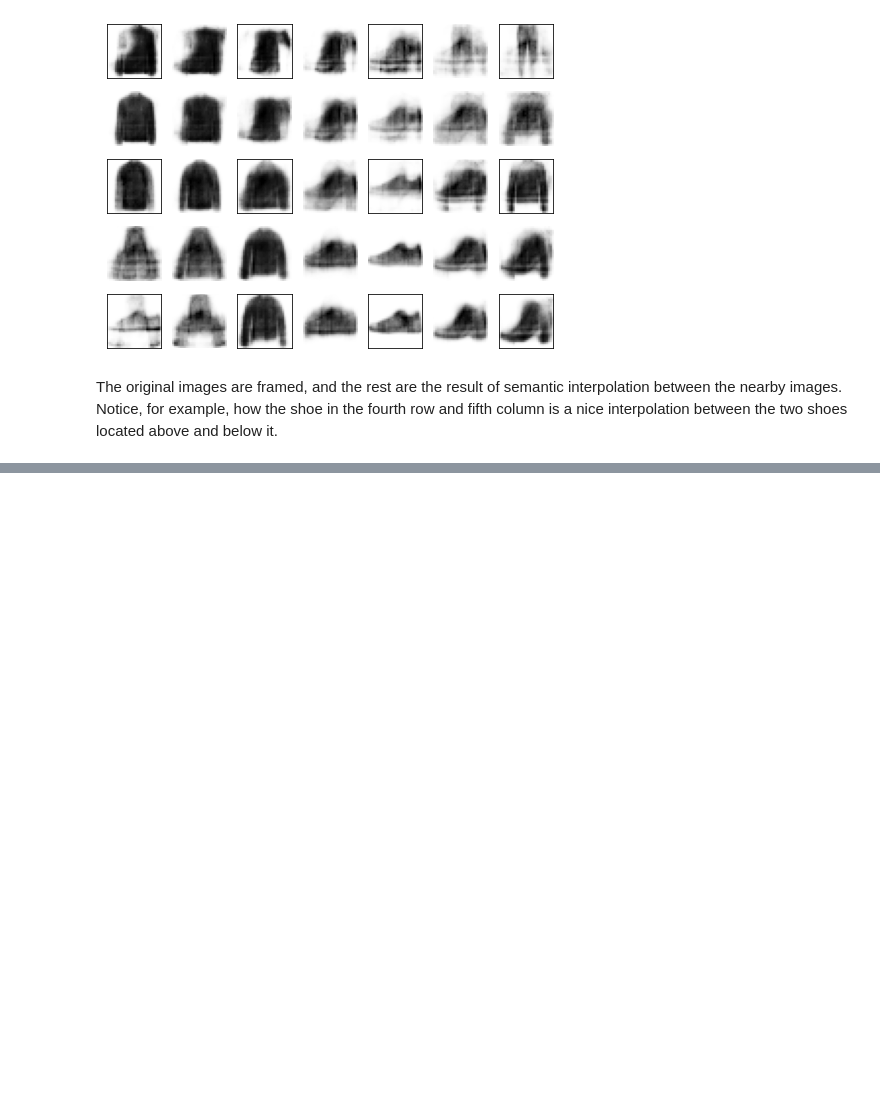
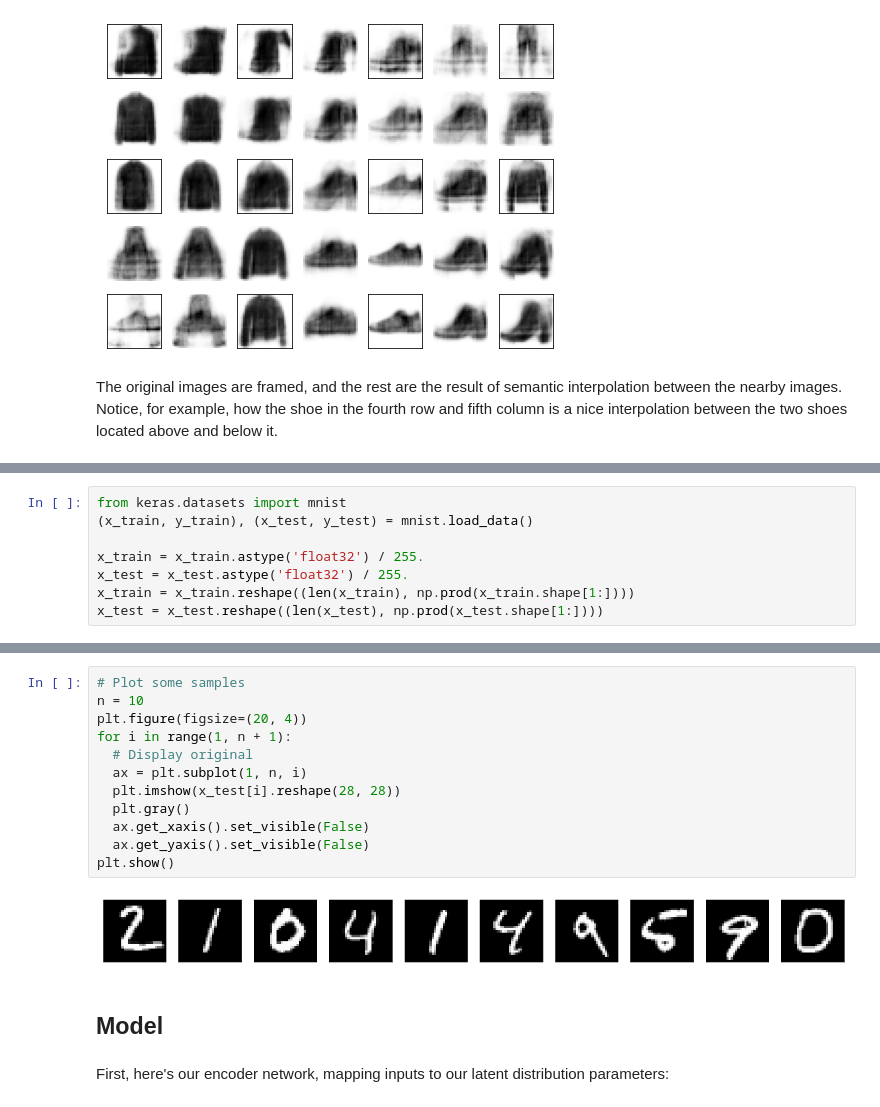
Before and after one commit to nv-hiep/Autoencoders, a Jupyter notebook: Autoencoders_all.ipynb, the cells around one changed output, grey strips where cells are left out. Cells and saved outputs as stored; diff of their text form; blank space fills up the shorter version.

```diff
--- a/Autoencoders_all.ipynb
+++ b/Autoencoders_all.ipynb
@@ -1113,0 +1146,8 @@ The original images are framed, and the rest are the result of semantic interpol
+# %%
+from keras.datasets import mnist
+(x_train, y_train), (x_test, y_test) = mnist.load_data()
+
+x_train = x_train.astype('float32') / 255.
+x_test = x_test.astype('float32') / 255.
+x_train = x_train.reshape((len(x_train), np.prod(x_train.shape[1:])))
+x_test = x_test.reshape((len(x_test), np.prod(x_test.shape[1:])))
@@ -1113,0 +1164,18 @@ The original images are framed, and the rest are the result of semantic interpol
+# %%
+# Plot some samples
+n = 10
+plt.figure(figsize=(20, 4))
+for i in range(1, n + 1):
+  # Display original
+  ax = plt.subplot(1, n, i)
+  plt.imshow(x_test[i].reshape(28, 28))
+  plt.gray()
+  ax.get_xaxis().set_visible(False)
+  ax.get_yaxis().set_visible(False)
+plt.show()
+# %% [output]
+[figure, added]
+# %% [markdown]
+## Model
+# %% [markdown]
+First, here's our encoder network, mapping inputs to our latent distribution parameters:
```
Also changed, not shown: parts of 40 cells of this notebook.
